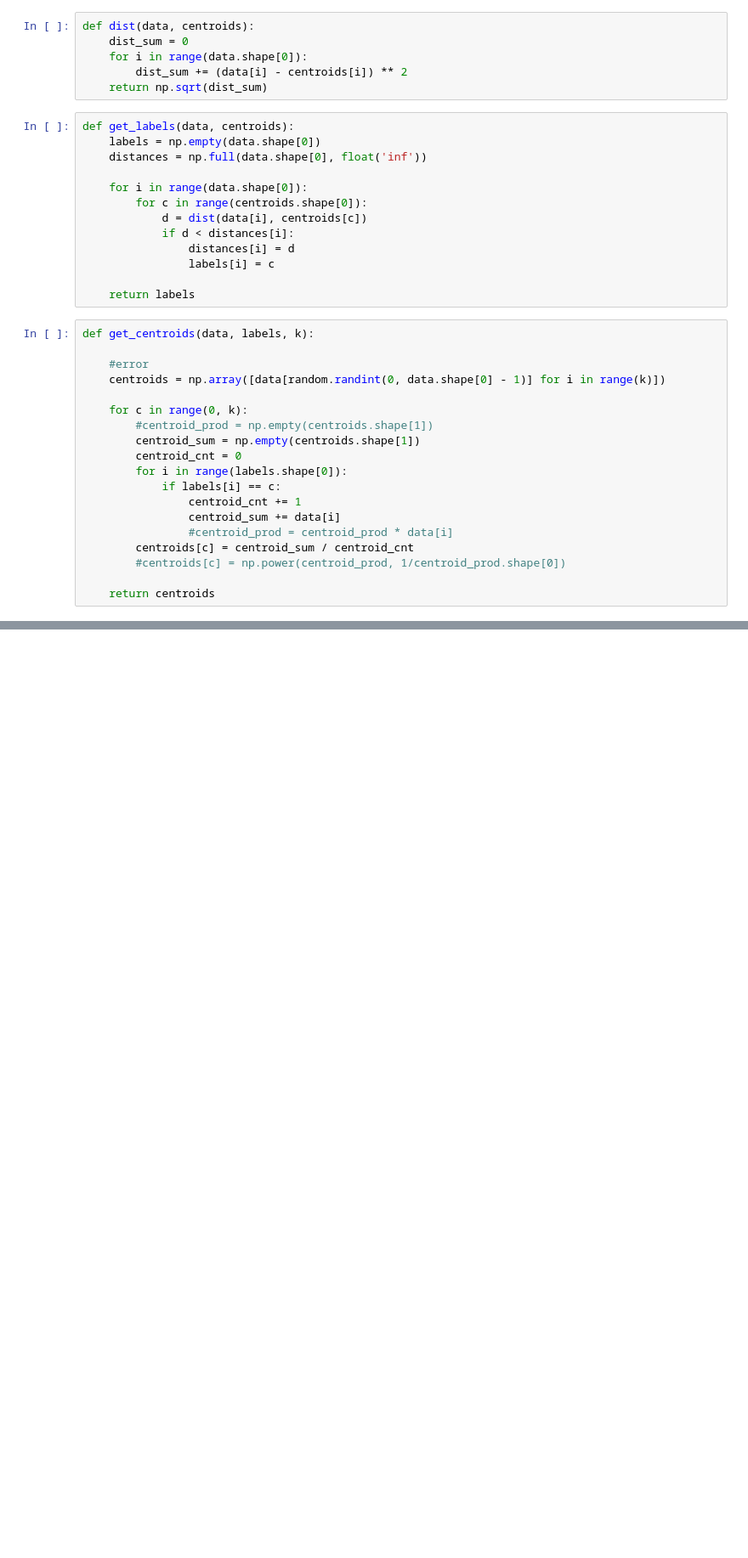
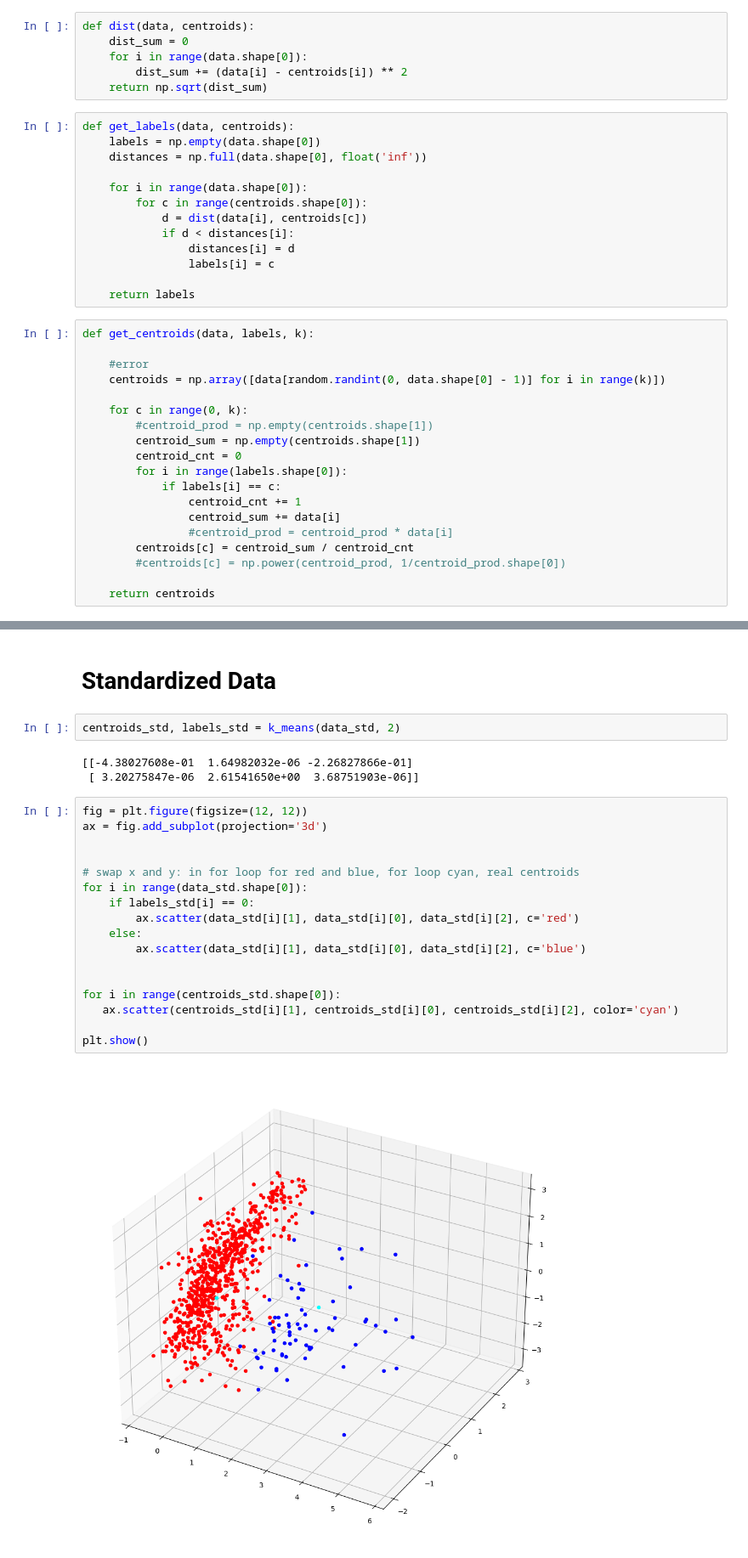
Before and after one commit to aaryangpatel/USCollegesKMeansClustering, a Jupyter notebook: KMeansClustering.ipynb, the cells around one changed output, grey strips where cells are left out. Shown: that part at 85% size. Saved outputs shown, nothing was run; the diff lists cells and outputs as text; blank space fills up the shorter version.

```diff
--- a/KMeansClustering.ipynb
+++ b/KMeansClustering.ipynb
@@ -120,0 +185,26 @@ plt.show()
+# %% [markdown]
+# Standardized Data
+# %%
+centroids_std, labels_std = k_means(data_std, 2)
+# %% [output]
+[[-4.38027608e-01  1.64982032e-06 -2.26827866e-01]
+ [ 3.20275847e-06  2.61541650e+00  3.68751903e-06]]
+# %%
+fig = plt.figure(figsize=(12, 12))
+ax = fig.add_subplot(projection='3d')
+
+
+# swap x and y: in for loop for red and blue, for loop cyan, real centroids
+for i in range(data_std.shape[0]):
+    if labels_std[i] == 0:
+        ax.scatter(data_std[i][1], data_std[i][0], data_std[i][2], c='red')
+    else:
+        ax.scatter(data_std[i][1], data_std[i][0], data_std[i][2], c='blue')
+
+
+for i in range(centroids_std.shape[0]):
+   ax.scatter(centroids_std[i][1], centroids_std[i][0], centroids_std[i][2], color='cyan')
+
+plt.show()
+# %% [output]
+[figure, added]
```
Also changed, not shown: parts of 13 cells of this notebook.
